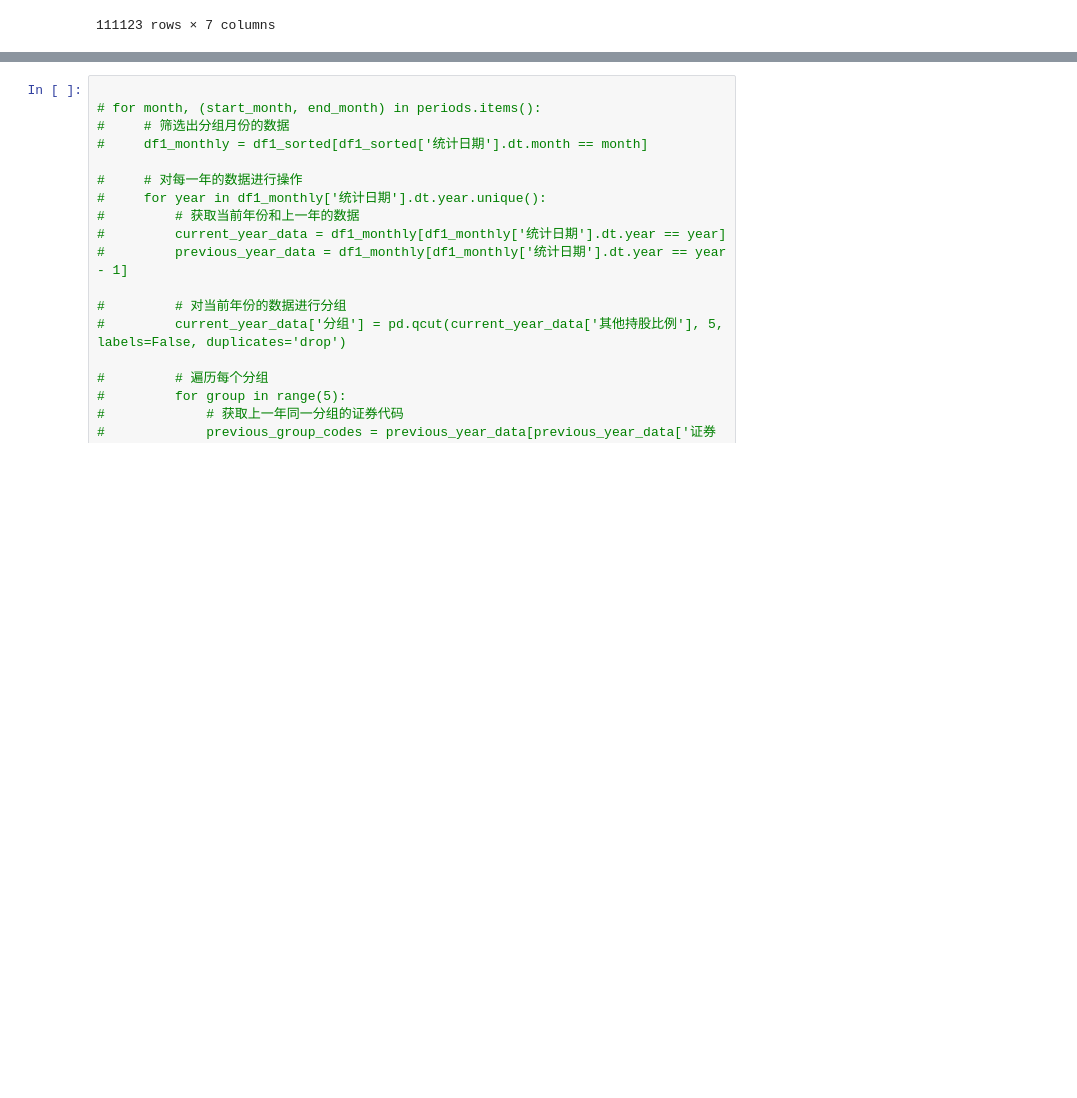
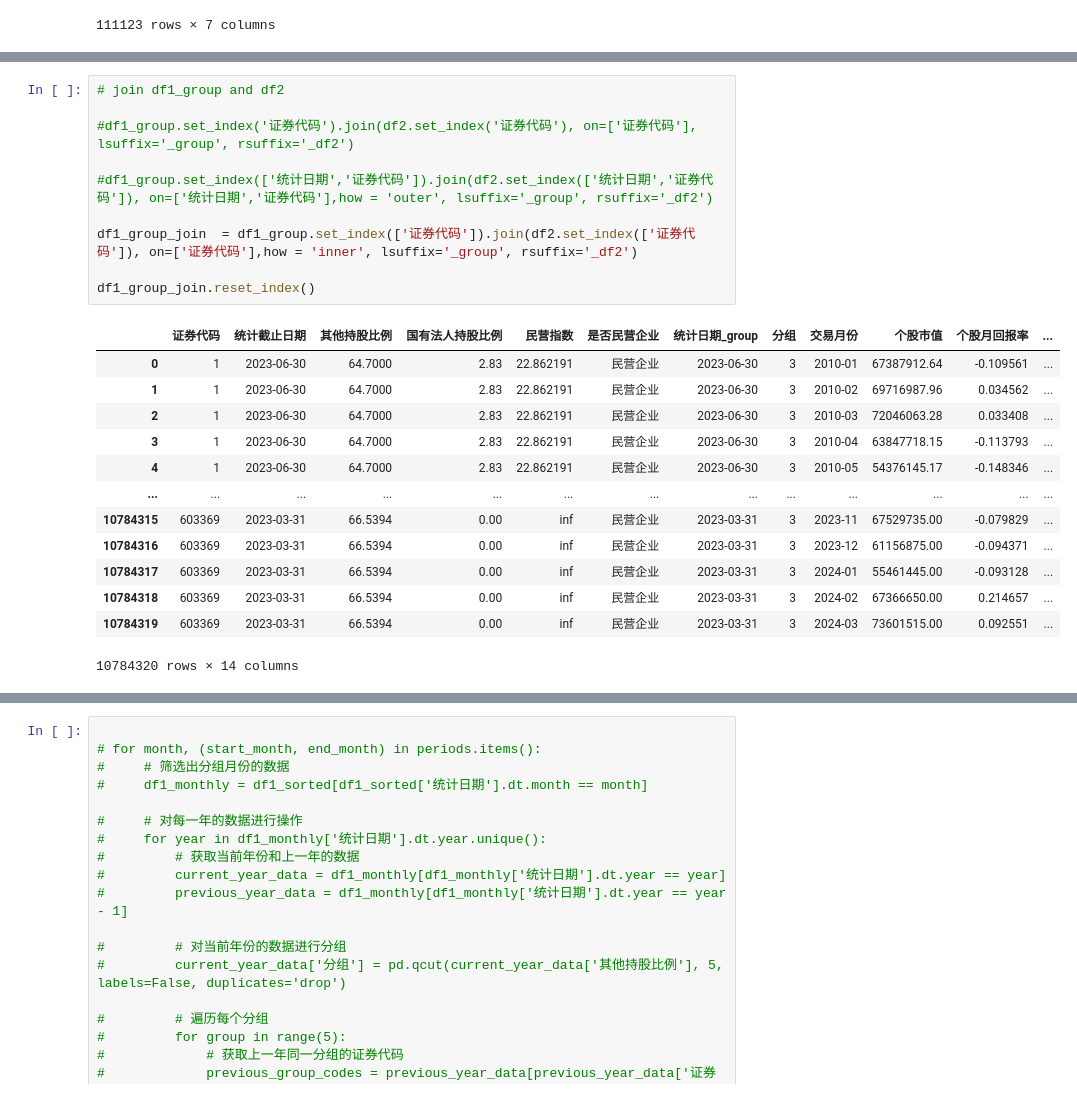
Before and after one commit to Prussia/playJupyter, a Jupyter notebook: testproj/计算加权回报率.ipynb, the cells around one changed output, grey strips where cells are left out. Cells and saved outputs as stored; diff of their text form; blank space fills up the shorter version.

```diff
--- a/testproj/计算加权回报率.ipynb
+++ b/testproj/计算加权回报率.ipynb
@@ -337,0 +311,24 @@ df1_group
+# %%
+# join df1_group and df2
+
+#df1_group.set_index('证券代码').join(df2.set_index('证券代码'), on=['证券代码'], lsuffix='_group', rsuffix='_df2')
+
+#df1_group.set_index(['统计日期','证券代码']).join(df2.set_index(['统计日期','证券代码']), on=['统计日期','证券代码'],how = 'outer', lsuffix='_group', rsuffix='_df2')
+
+df1_group_join  = df1_group.set_index(['证券代码']).join(df2.set_index(['证券代码']), on=['证券代码'],how = 'inner', lsuffix='_group', rsuffix='_df2')
+
+df1_group_join.reset_index()
+# %% [output]
+|  | 证券代码 | 统计截止日期 | 其他持股比例 | 国有法人持股比例 | 民营指数 | 是否民营企业 | 统计日期_group | 分组 | 交易月份 | 个股市值 | 个股月回报率 | ... |
+| 0 | 1 | 2023-06-30 | 64.7000 | 2.83 | 22.862191 | 民营企业 | 2023-06-30 | 3 | 2010-01 | 67387912.64 | -0.109561 | ... |
+| 1 | 1 | 2023-06-30 | 64.7000 | 2.83 | 22.862191 | 民营企业 | 2023-06-30 | 3 | 2010-02 | 69716987.96 | 0.034562 | ... |
+| 2 | 1 | 2023-06-30 | 64.7000 | 2.83 | 22.862191 | 民营企业 | 2023-06-30 | 3 | 2010-03 | 72046063.28 | 0.033408 | ... |
+| 3 | 1 | 2023-06-30 | 64.7000 | 2.83 | 22.862191 | 民营企业 | 2023-06-30 | 3 | 2010-04 | 63847718.15 | -0.113793 | ... |
+| 4 | 1 | 2023-06-30 | 64.7000 | 2.83 | 22.862191 | 民营企业 | 2023-06-30 | 3 | 2010-05 | 54376145.17 | -0.148346 | ... |
+| ... | ... | ... | ... | ... | ... | ... | ... | ... | ... | ... | ... | ... |
+| 10784315 | 603369 | 2023-03-31 | 66.5394 | 0.00 | inf | 民营企业 | 2023-03-31 | 3 | 2023-11 | 67529735.00 | -0.079829 | ... |
+| 10784316 | 603369 | 2023-03-31 | 66.5394 | 0.00 | inf | 民营企业 | 2023-03-31 | 3 | 2023-12 | 61156875.00 | -0.094371 | ... |
+| 10784317 | 603369 | 2023-03-31 | 66.5394 | 0.00 | inf | 民营企业 | 2023-03-31 | 3 | 2024-01 | 55461445.00 | -0.093128 | ... |
+| 10784318 | 603369 | 2023-03-31 | 66.5394 | 0.00 | inf | 民营企业 | 2023-03-31 | 3 | 2024-02 | 67366650.00 | 0.214657 | ... |
+| 10784319 | 603369 | 2023-03-31 | 66.5394 | 0.00 | inf | 民营企业 | 2023-03-31 | 3 | 2024-03 | 73601515.00 | 0.092551 | ... |
+10784320 rows × 14 columns
```
Also changed, not shown: parts of 7 cells of this notebook.
